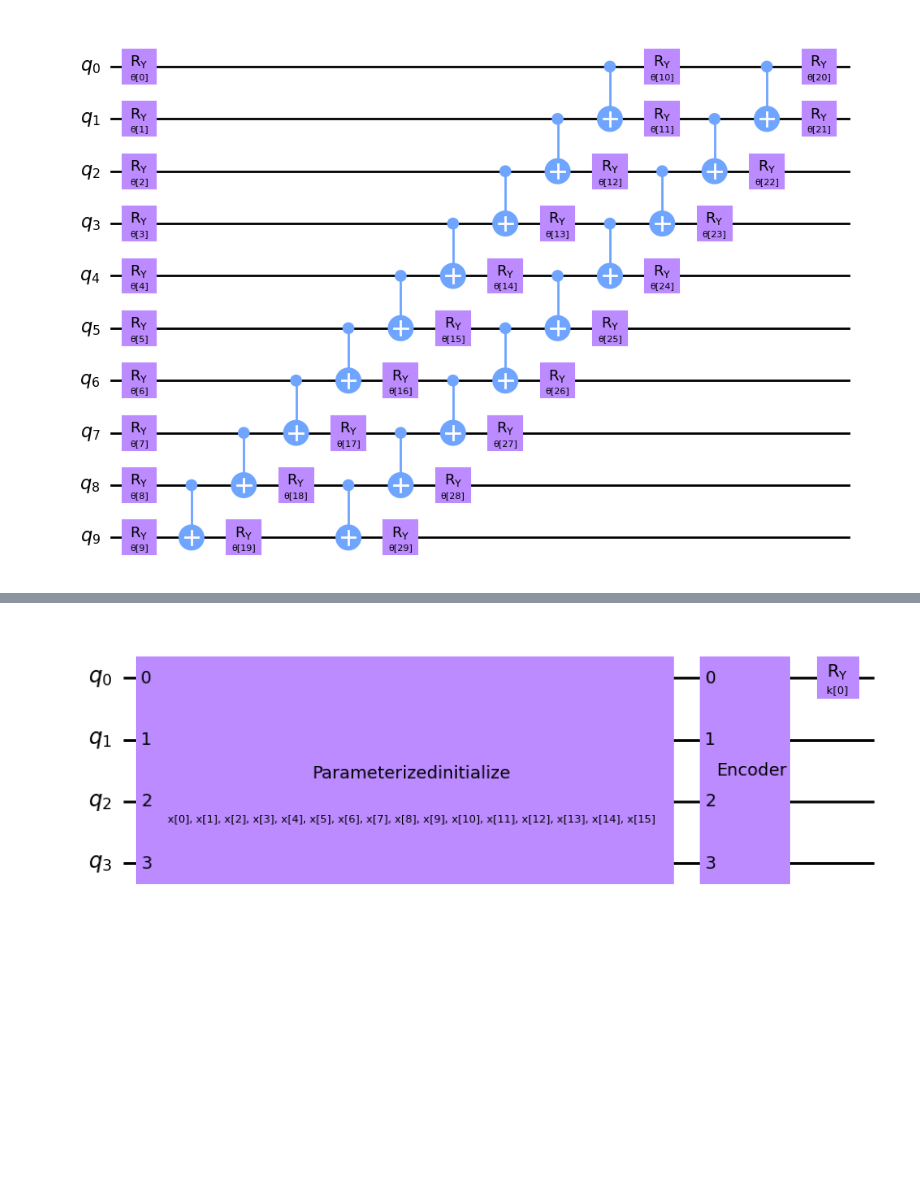
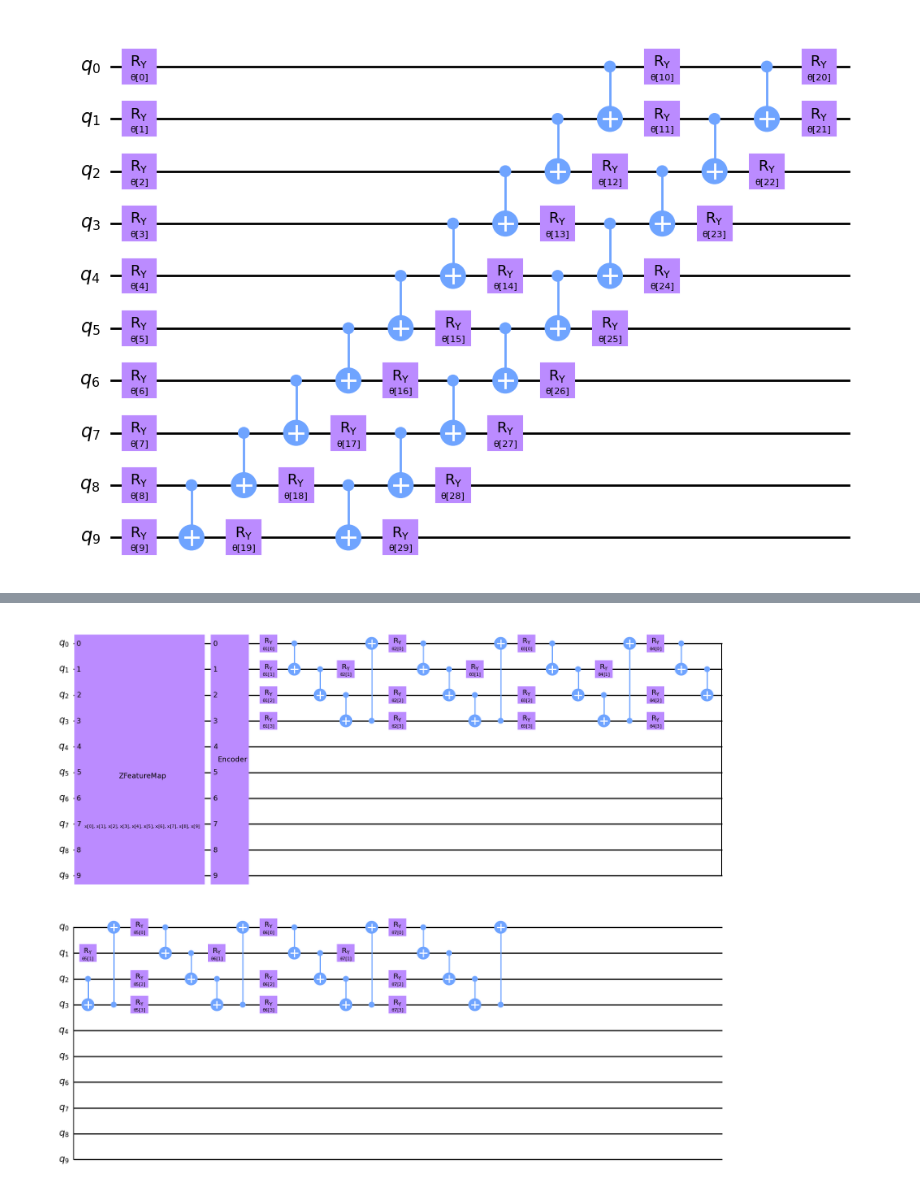
Before and after one commit to benjaminhagan/VIP_QML, a Jupyter notebook: Phase Encoder.ipynb, the cells around one changed output, grey strips where cells are left out. Drawn from its saved outputs; the diff is of its cells as text; code cells hidden in the pictures; blank space fills up the shorter version.

```diff
--- a/Phase Encoder.ipynb
+++ b/Phase Encoder.ipynb
@@ -148,8 +129,8 @@ def auto_encoder_circuit(num_latent, num_trash):
     return circuit
 
 
-num_latent = 1
-num_trash = 3
+num_latent = 4
+num_trash = 6
 circuit = auto_encoder_circuit(num_latent, num_trash)
 circuit.draw(output="mpl", style="clifford")
 # %% [output]
@@ -208,19 +195,17 @@ print(opt_result.x)
 # %%
 #Function to create the gates with parameters that we will modify through ML techniques
-from qiskit.circuit import ParameterVector
 num_params = num_latent
 
 def parametrized_gates(params):
-    target = QuantumCircuit(4)
+    target = QuantumCircuit(num_features)
 
-    #for i in range(num_params):
-    #    target.ry(params[i], i)
+    for i in range(num_params):
+        target.ry(params[i], i)
 
-    #for i in range(num_params-1):
-    #    target.cx(i, i+1)
+    for i in range(num_params-1):
+        target.cx(i, i+1)
 
-    #target.cx(num_params-1,0)
-    target.ry(params[0], 0)
+    target.cx(num_params-1,0)
 
     return target
 
@@ -234,16 +219,16 @@ circuit.draw("mpl", style="clifford")
 #Function to create the gates with parameters that we will modify through ML techniques
 num_params = (encoding_depth+1)*num_features
 def trained_encoder(params):
-    target = QuantumCircuit(4)
+    target = QuantumCircuit(num_features)
 
-    for i in range(4):
+    for i in range(num_features):
         target.ry(params[i], i)
 
     for i in range(encoding_depth):
-        for j in range(4):
-            if (j!=3):
+        for j in range(num_features):
+            if (j!=num_features-1):
                 target.cx(j, j+1)
-            target.ry(params[j + 4*i], j)
+            target.ry(params[j + 10*i], j)
 
     return target
 
@@ -255,21 +240,21 @@ circuit.draw("mpl", style="clifford")
 # %%
 #Sets up full circuit with inputs and network
 #network.clear()
 #ml_circuit.clear()
-#circuit_depth = 7
-#network = parametrized_gates(ParameterVector("θ1", length=num_params))
-#for i in range(circuit_depth-1):
-#    network.compose(parametrized_gates(ParameterVector(f"θ{i+2}", length=num_params)), inplace=True)
-network = parametrized_gates(ParameterVector("k", length=num_params))
-ml_circuit = QuantumCircuit(4)
+circuit_depth = 7
+network = parametrized_gates(ParameterVector("θ1", length=num_params))
+for i in range(circuit_depth-1):
+    network.compose(parametrized_gates(ParameterVector(f"θ{i+2}", length=num_params)), inplace=True)
+
+ml_circuit = QuantumCircuit(num_features)
 ml_circuit.compose(feature_map, inplace=True)
 e = trained_encoder(opt_result.x)
 e = e.to_instruction(label="Encoder")
-ml_circuit.append(e, range(4))
+ml_circuit.append(e, range(num_features))
 ml_circuit.compose(network, inplace=True)
 ml_circuit.draw("mpl", style="clifford")
 # %% [output]
-[figure, old version]
+[figure, new version]
 # %%
 from qiskit.quantum_info import SparsePauliOp
 from qiskit_algorithms.optimizers import COBYLA
```
Also changed, not shown: parts of 14 cells of this notebook, 1 other file.
